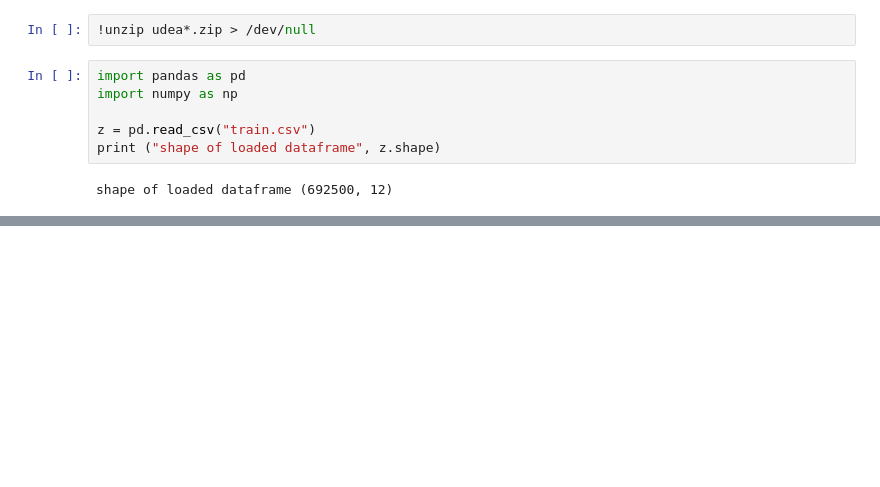
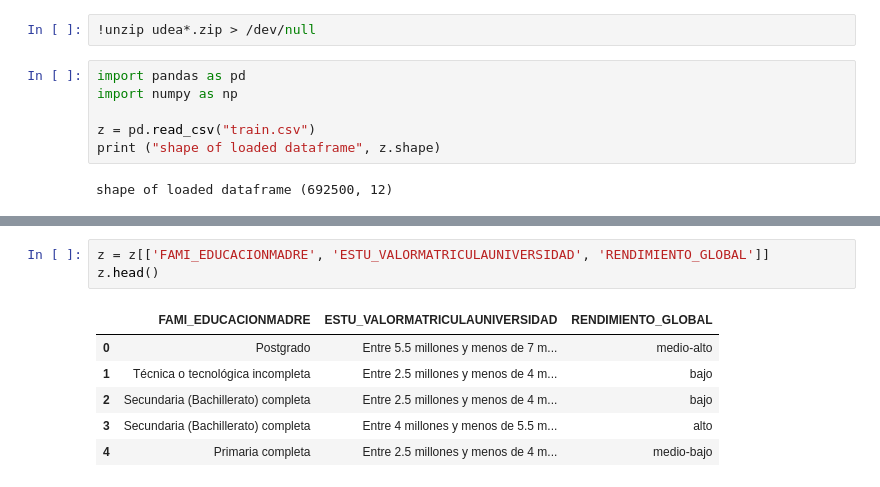
Before and after one commit to Yuliana2001/Entrega_final, a Jupyter notebook: 01 - exploración.ipynb, the cells around one changed output, grey strips where cells are left out. Saved outputs shown, nothing was run; the diff lists cells and outputs as text; blank space fills up the shorter version.

```diff
--- a/01 - exploración.ipynb
+++ b/01 - exploración.ipynb
@@ -26,0 +36,10 @@ shape of loaded dataframe (692500, 12)
+# %%
+z = z[['FAMI_EDUCACIONMADRE', 'ESTU_VALORMATRICULAUNIVERSIDAD', 'RENDIMIENTO_GLOBAL']]
+z.head()
+# %% [output]
+|  | FAMI_EDUCACIONMADRE | ESTU_VALORMATRICULAUNIVERSIDAD | RENDIMIENTO_GLOBAL |
+| 0 | Postgrado | Entre 5.5 millones y menos de 7 m... | medio-alto |
+| 1 | Técnica o tecnológica incompleta | Entre 2.5 millones y menos de 4 m... | bajo |
+| 2 | Secundaria (Bachillerato) completa | Entre 2.5 millones y menos de 4 m... | bajo |
+| 3 | Secundaria (Bachillerato) completa | Entre 4 millones y menos de 5.5 m... | alto |
+| 4 | Primaria completa | Entre 2.5 millones y menos de 4 m... | medio-bajo |
```
Also changed, not shown: parts of 5 cells of this notebook.
